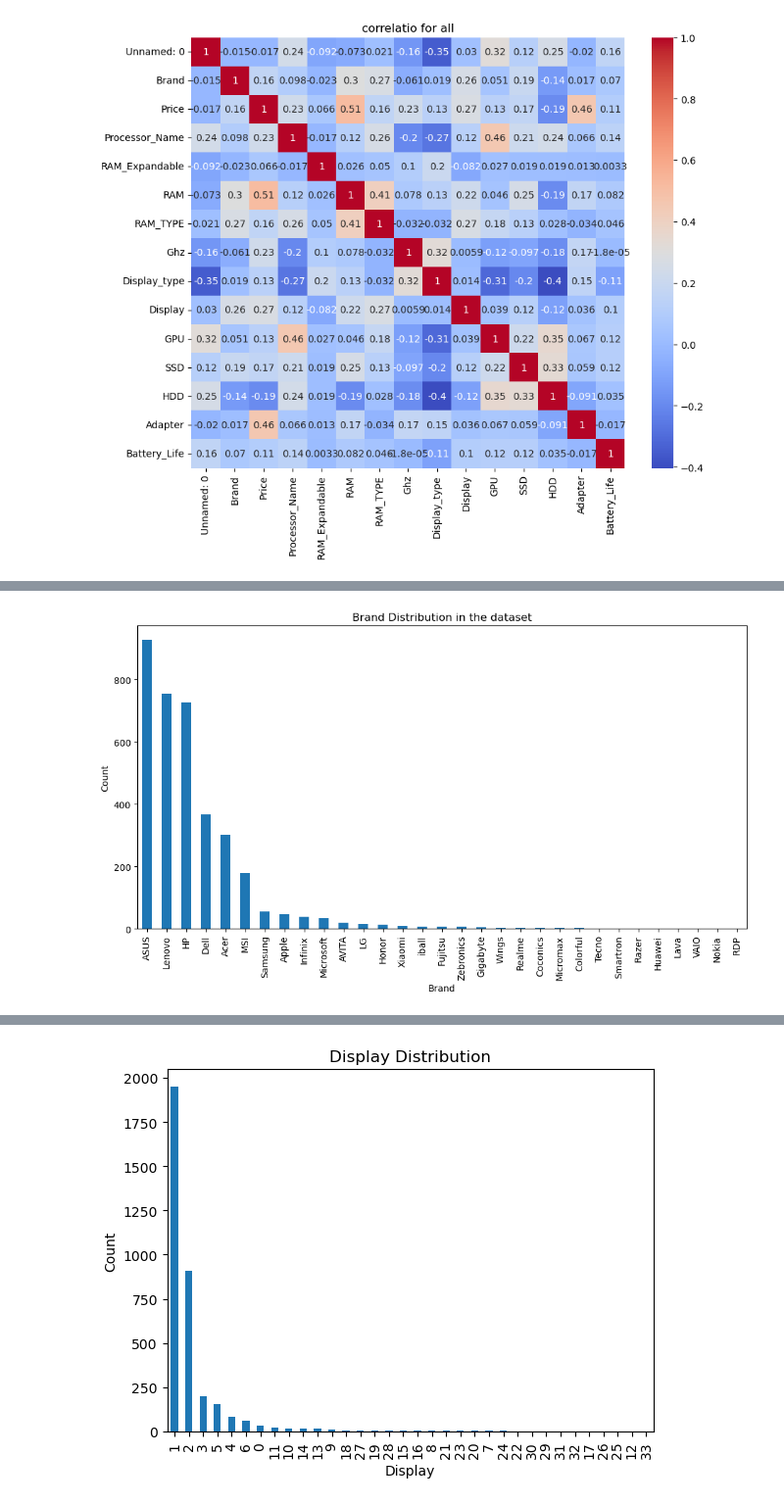
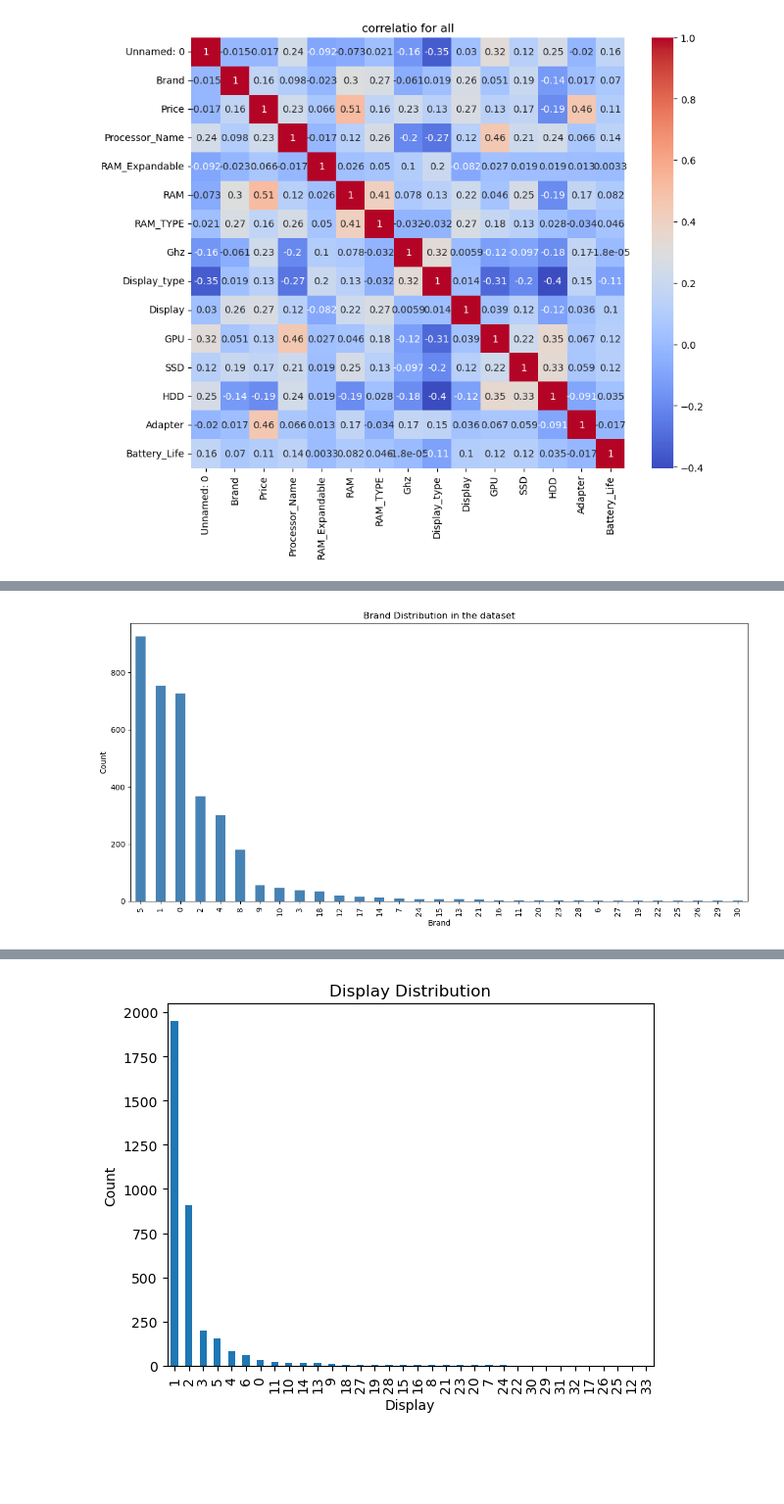
Before and after one commit to JasonnnJin/DS4200-Porject, a Jupyter notebook: data_process.ipynb, the cells around one changed output, grey strips where cells are left out. Shown at 98% size. Cells and saved outputs as stored; diff of their text form; code cells hidden in the pictures; blank space fills up the shorter version.

```diff
--- a/data_process.ipynb
+++ b/data_process.ipynb
@@ -186,14 +190,14 @@ encoding_map['Brand']
  29: 'Nokia',
  30: 'RDP'}
 # %%
+# For the brand distribution plot
 brand_counts = laptop_original['Brand'].value_counts()
-
-brand_counts.index = brand_counts.index.map(encoding_map['Brand'])
 plt.figure(figsize=(12,6))
-brand_counts.plot(kind='bar', title='Brand Distribution in the dataset')
+brand_counts.plot(kind='bar', title='Brand Distribution in the dataset', color='steelblue')
 plt.xlabel('Brand')
 plt.ylabel('Count')
+plt.tight_layout()
 plt.savefig("brand_distribution.png")
 plt.show()
 # %% [output]
-[figure, old version]
+[figure, new version]
```
Also changed, not shown: parts of 10 cells of this notebook, 10 other files.
